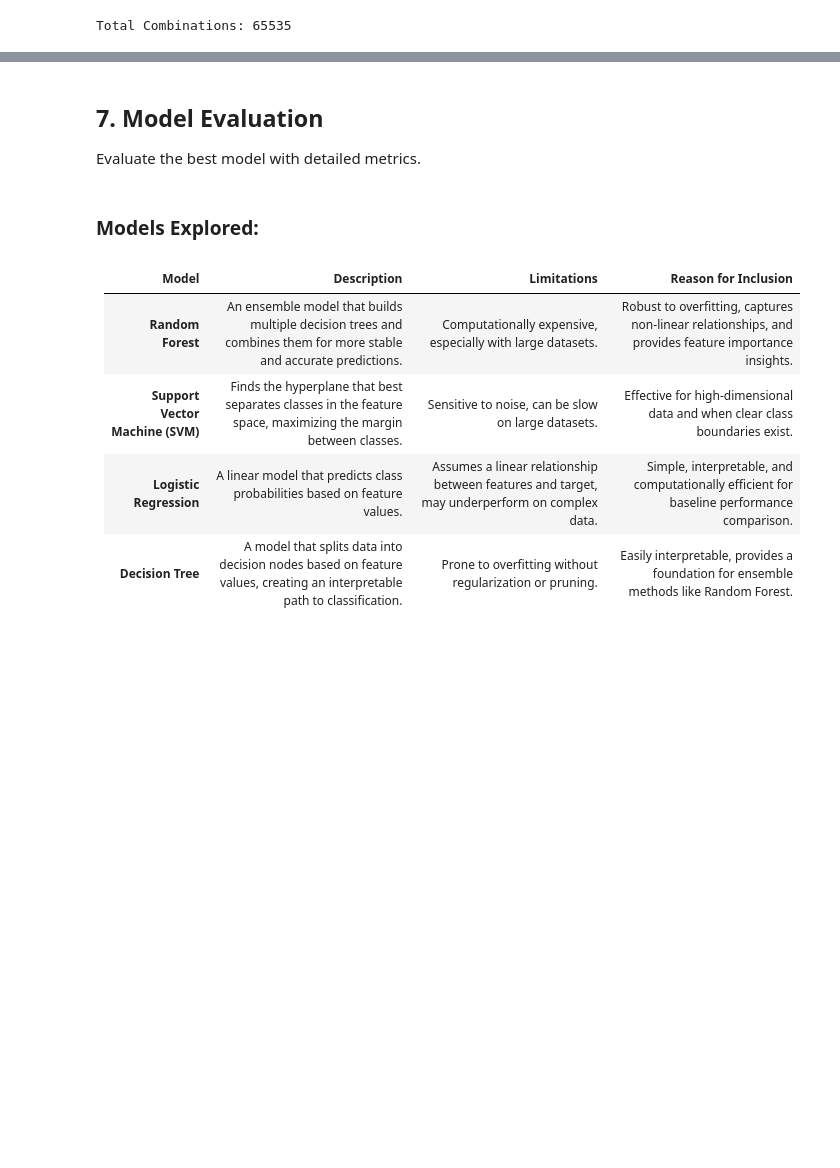
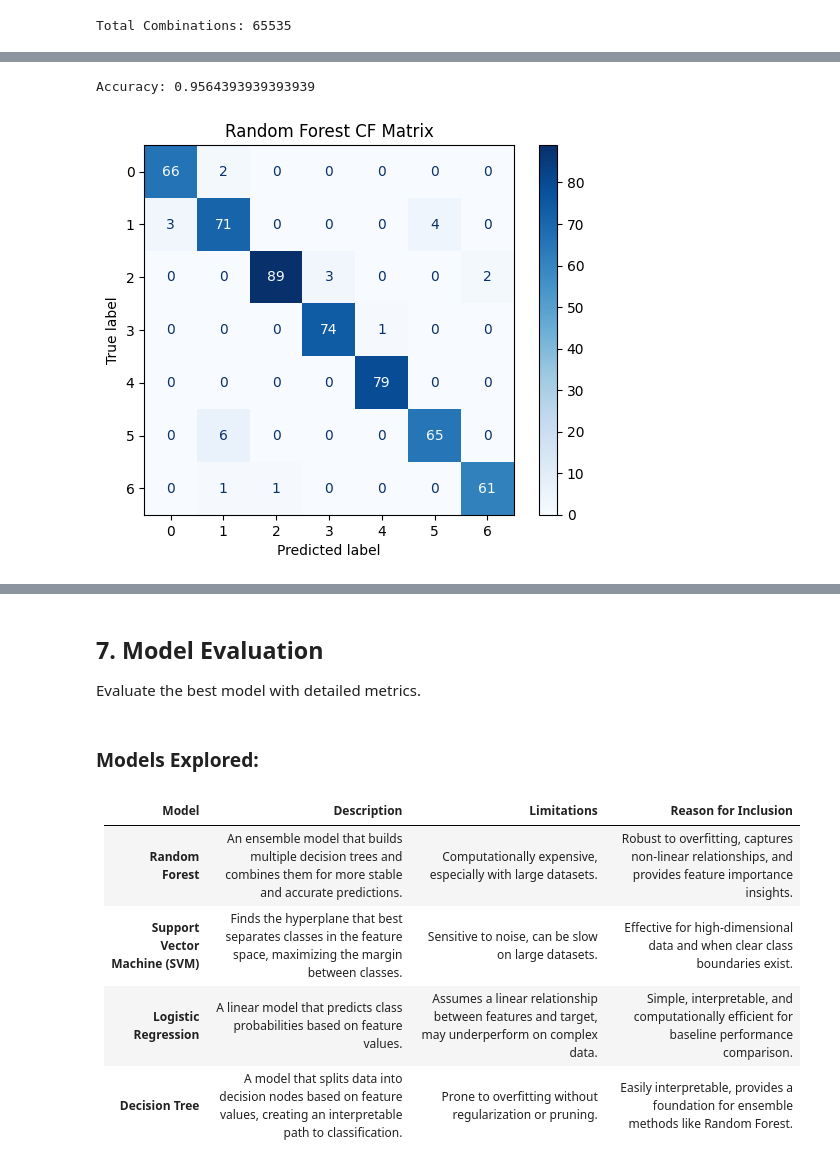
Before and after one commit to isralennon/MSAAI501, a Jupyter notebook: FinalProject/Obesity_Risk_Prediction_Model.ipynb, the cells around one changed output, grey strips where cells are left out. Saved outputs shown, nothing was run; the diff lists cells and outputs as text; code cells hidden in the pictures; blank space fills up the shorter version.

Commit message:
Correction to Feature Selection
Feature selection method has been corrected and results files uploaded.

```diff
--- a/FinalProject/Obesity_Risk_Prediction_Model.ipynb
+++ b/FinalProject/Obesity_Risk_Prediction_Model.ipynb
@@ -640,0 +641,25 @@ Accuracy: 0.3958333333333333
+# %%
+# Instantiate and train the Random Forest model with only 5 selected variables
+rf_model = RandomForestClassifier(random_state=RANDOM_SEED)
+selected_columns = ['Height','Weight','FAVC','CH2O','TUE']
+
+X_train_scale_select = X_train_scale[selected_columns]
+X_test_scale_select = X_test_scale[selected_columns]
+
+rf_model.fit(X_train_scale_select, y_train)
+
+# Make predictions on the test set
+rf_prediction = rf_model.predict(X_test_scale_select)
+
+# Calculate accuracy
+rf_accuracy = accuracy_score(y_test, rf_prediction)
+print(f'Accuracy: {rf_accuracy}')
+
+# Calculate F1 score
+rf_weighted_f1 = f1_score(y_test, rf_prediction, average='weighted')
+
+# call confusion matrix function
+plot_confusion_matrix(y_test, rf_prediction, rf_model.classes_, title='Random Forest CF Matrix')
+# %% [output]
+Accuracy: 0.9564393939393939
+[figure, added]
```
Also changed, not shown: parts of 2 cells of this notebook, 2 other files.
